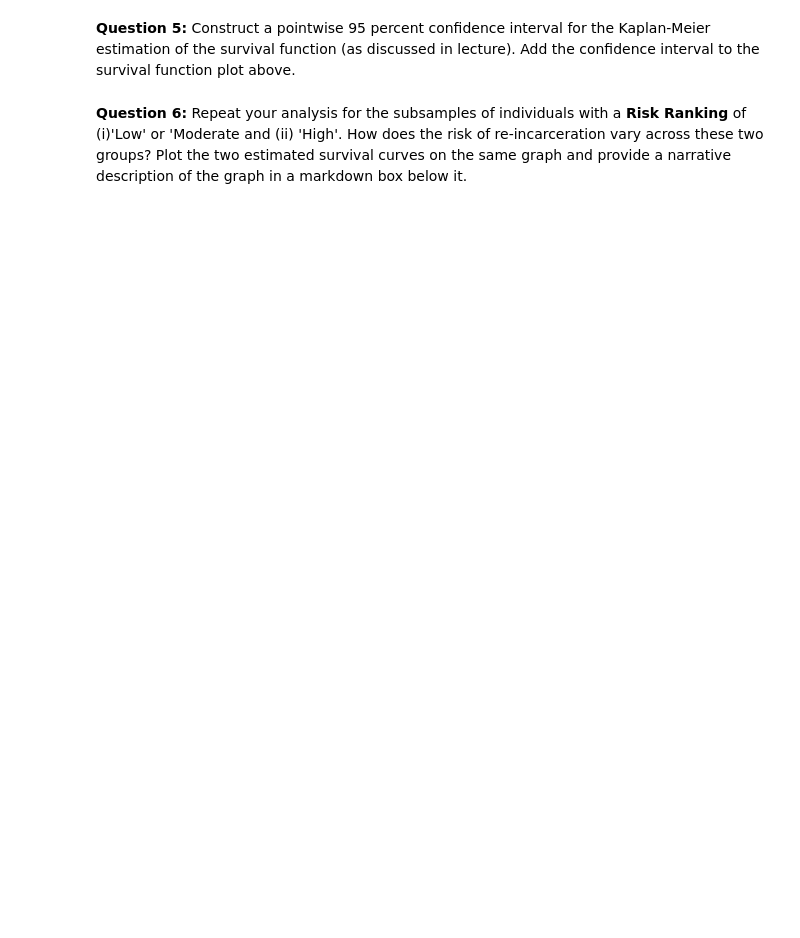
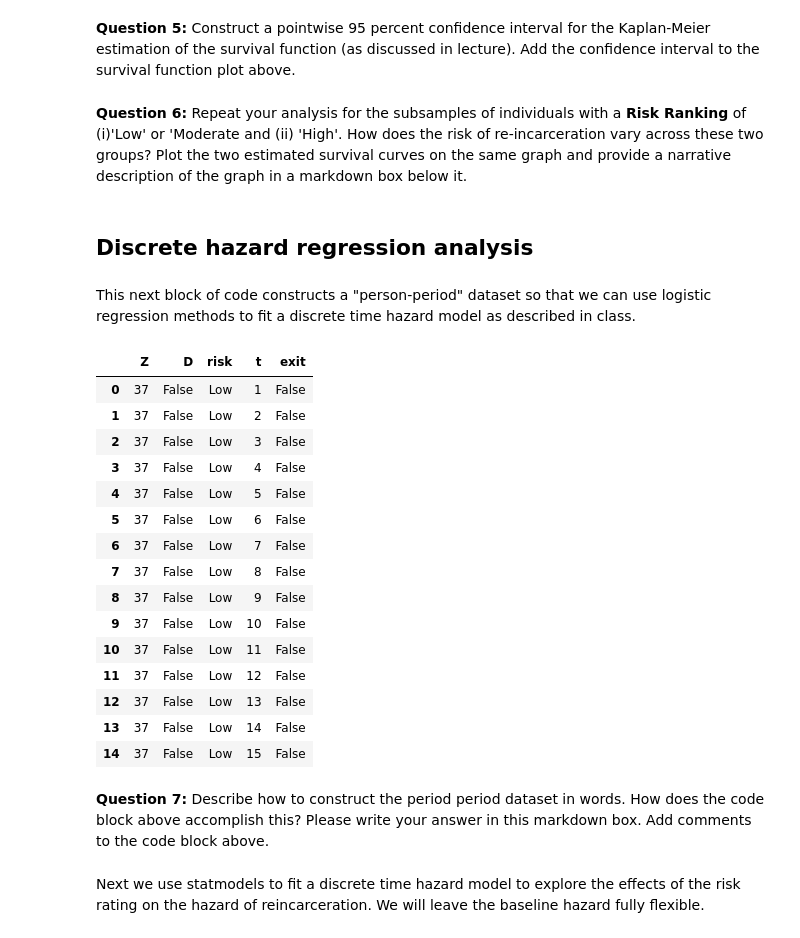
Before and after one commit to vaidehi-b/Ec143_Spring2023, a Jupyter notebook: Problem_Sets/Problem_Set_1_Durations.ipynb, the cells around one changed output. Saved outputs shown, nothing was run; the diff lists cells and outputs as text; code cells hidden in the pictures; blank space fills up the shorter version.

```diff
--- a/PythonCode/Problem_Set_1_Durations.ipynb
+++ b/Problem_Sets/Problem_Set_1_Durations.ipynb
@@ -53,7 +55,7 @@ Next we create an indicator (**D**) for whether the observed spell is complete (
 sample['D'] = sample[['Survival Time (Months)']].notnull()
 sample['Z'] = sample[['Survival Time (Months)']].apply(np.ceil)
 sample['Z'].fillna(37, inplace = True)
-sample['Z'].astype(int)
+sample['Z'] = sample['Z'].astype(int)
 sample[['Z','D']].describe()
 # %% [output]
 |  | Z |
@@ -172,3 +176,43 @@ plt.savefig(graphics + 'fig_survival', bbox_inches='tight', dpi=500)
 **Question 5:** Construct a pointwise 95 percent confidence interval for the Kaplan-Meier estimation of the survival function (as discussed in lecture). Add the confidence interval to the survival function plot above.
 # %% [markdown]
 **Question 6:** Repeat your analysis for the subsamples of individuals with a **Risk Ranking** of (i)'Low' or 'Moderate and (ii) 'High'. How does the risk of re-incarceration vary across these two groups? Plot the two estimated survival curves on the same graph and provide a narrative description of the graph in a markdown box below it.
+# %% [markdown]
+## Discrete hazard regression analysis
+# %% [markdown]
+This next block of code constructs a "person-period" dataset so that we can use logistic regression methods to fit a discrete time hazard model as described in class.
+# %%
+records = sample[['Z','D','Risk Ranking']].to_dict("records")
+
+person_period = []
+
+for unit in records:
+    for t in range(1,(unit['Z']+1)):
+        unit_t = unit.copy()
+        unit_t['t'] = t
+        unit_t['exit'] = (t == unit_t['Z']) and (unit_t['D'] == 1)
+        person_period.append(unit_t)
+
+ppdf = pd.DataFrame(person_period)
+ppdf.rename(columns={'Risk Ranking': 'risk'}, inplace = True)
+ppdf[0:15]
+# %% [output]
+|  | Z | D | risk | t | exit |
+| 0 | 37 | False | Low | 1 | False |
+| 1 | 37 | False | Low | 2 | False |
+| 2 | 37 | False | Low | 3 | False |
+| 3 | 37 | False | Low | 4 | False |
+| 4 | 37 | False | Low | 5 | False |
+| 5 | 37 | False | Low | 6 | False |
+| 6 | 37 | False | Low | 7 | False |
+| 7 | 37 | False | Low | 8 | False |
+| 8 | 37 | False | Low | 9 | False |
+| 9 | 37 | False | Low | 10 | False |
+| 10 | 37 | False | Low | 11 | False |
+| 11 | 37 | False | Low | 12 | False |
+| 12 | 37 | False | Low | 13 | False |
+| 13 | 37 | False | Low | 14 | False |
+| 14 | 37 | False | Low | 15 | False |
+# %% [markdown]
+**Question 7:** Describe how to construct the period period dataset in words. How does the code block above accomplish this? Please write your answer in this markdown box. Add comments to the code block above.
+# %% [markdown]
+Next we use statmodels to fit a discrete time hazard model to explore the effects of the risk rating on the hazard of reincarceration. We will leave the baseline hazard fully flexible.
```
Also changed, not shown: parts of 9 cells of this notebook.
